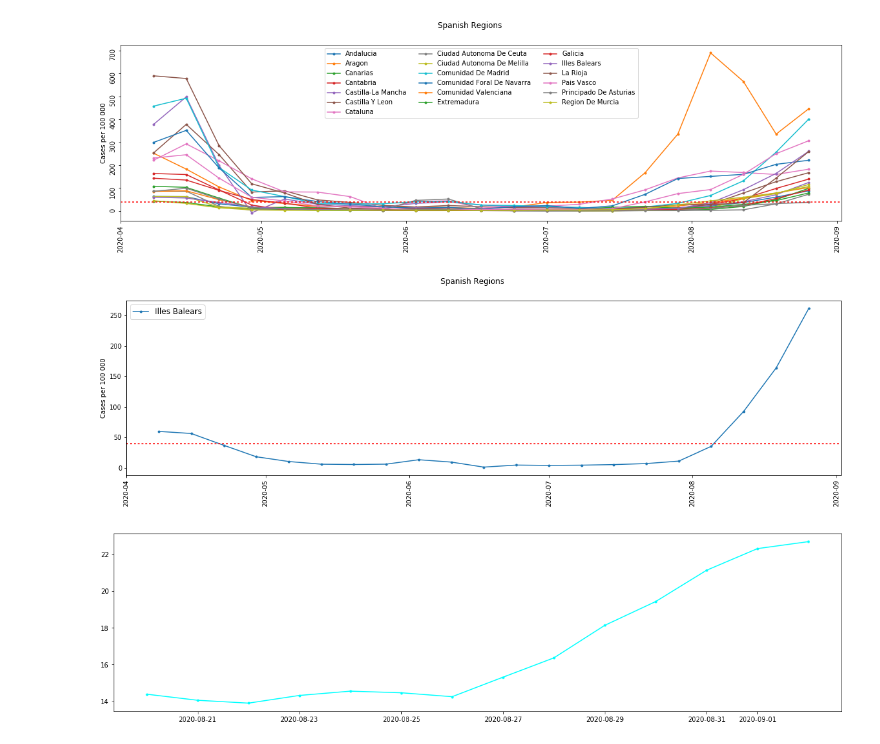
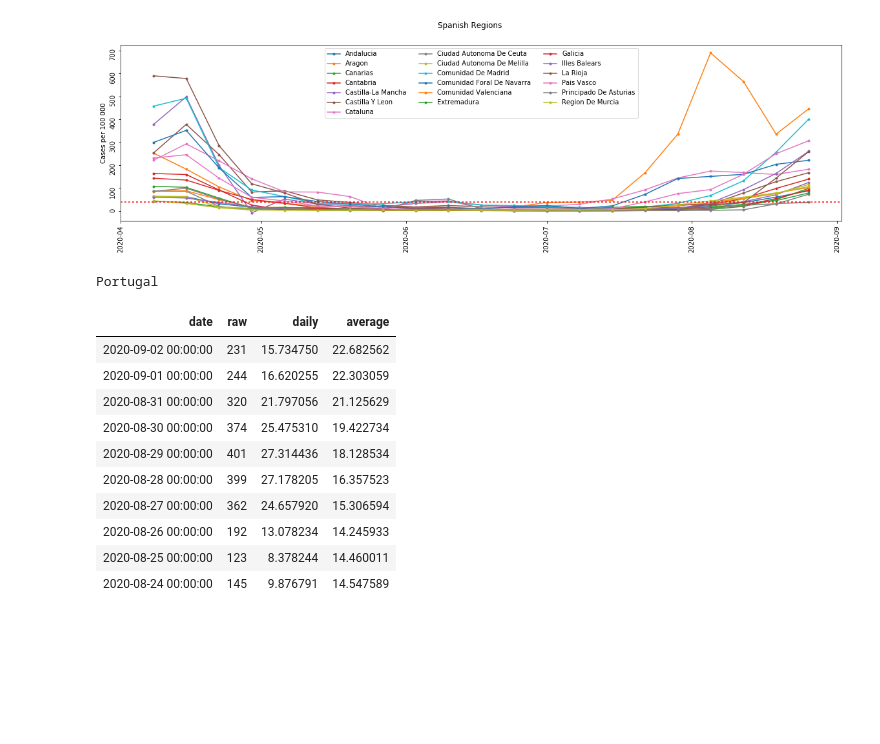
Before and after one commit to gowen100/Public-Code, a Jupyter notebook: ECDC_Covid_Data_and_Graphs.ipynb, the cells around one changed output. Drawn from its saved outputs; the diff is of its cells as text; code cells hidden in the pictures; blank space fills up the shorter version.

```diff
--- a/ECDC_Covid_Data_and_Graphs.ipynb
+++ b/ECDC_Covid_Data_and_Graphs.ipynb
@@ -165,32 +182,28 @@ ax.tick_params(labelrotation=90)
 ylabel = ax.set_ylabel('Cases per 100 000')
 # %% [output]
 [figure]
-# %%
-#Individual plot for the Balearics
-
-fig, ax = plt.subplots(1,1, figsize=(20,5))
-
-fig.suptitle("Spanish Regions")
-for region in ['Illes Balears']:
-    ax.plot(data_subnational[data_subnational["region_name"]==region]['Date'],
-            data_subnational[data_subnational["region_name"]==region]['rate_14_day_per_100k'],
-            '.-',
-            label= region)
-ax.axhline(40,dashes=(2,2),c='r')
-legend = ax.legend(loc=2, prop={'size': 12})
-plt.setp(plt.xticks()[1], rotation=90)
-ylabel = ax.set_ylabel('Cases per 100 000')
-# %% [output]
-[figure, removed]
-# %%
-fig, ax = plt.subplots(1,1, figsize=(20,5))
-
-for country in ["Portugal"]:
-    ax.plot(data_raw[data_raw['countriesAndTerritories']==country][:days_back ]['dateRep'],
-               data_raw[data_raw['countriesAndTerritories']==country][:days_back ]['cases'].rolling(window=7).sum().shift(-6)/
-               data_raw[data_raw['countriesAndTerritories']==country][:days_back ]['popData2019']*100000,
-               '.-',
-                label= country,
-                color=data[data['Country']==country]['colour'].values[0] )
-# %% [output]
-[figure, removed]
+# %%
+# Look at the Portugese data
+
+country='Portugal'
+
+print(country)
+table =pd.DataFrame([])
+table["date"] =data_raw[data_raw['countriesAndTerritories']==country]['dateRep']
+table["raw"] =data_raw[data_raw['countriesAndTerritories']==country]['cases']
+table["daily"] =data_raw[data_raw['countriesAndTerritories']==country]['cases']/data_raw[data_raw['countriesAndTerritories']==country][:days_back ]['popData2019']*700000
+table["average"] = table["daily"].rolling(7).mean().shift(-6)
+display(table[:10].style.hide_index())
+# %% [output]
+Portugal
+| date | raw | daily | average |
+| 2020-09-02 00:00:00 | 231 | 15.734750 | 22.682562 |
+| 2020-09-01 00:00:00 | 244 | 16.620255 | 22.303059 |
+| 2020-08-31 00:00:00 | 320 | 21.797056 | 21.125629 |
+| 2020-08-30 00:00:00 | 374 | 25.475310 | 19.422734 |
+| 2020-08-29 00:00:00 | 401 | 27.314436 | 18.128534 |
+| 2020-08-28 00:00:00 | 399 | 27.178205 | 16.357523 |
+| 2020-08-27 00:00:00 | 362 | 24.657920 | 15.306594 |
+| 2020-08-26 00:00:00 | 192 | 13.078234 | 14.245933 |
+| 2020-08-25 00:00:00 | 123 | 8.378244 | 14.460011 |
+| 2020-08-24 00:00:00 | 145 | 9.876791 | 14.547589 |
```
Also changed, not shown: parts of 6 cells of this notebook, 1 other file.
